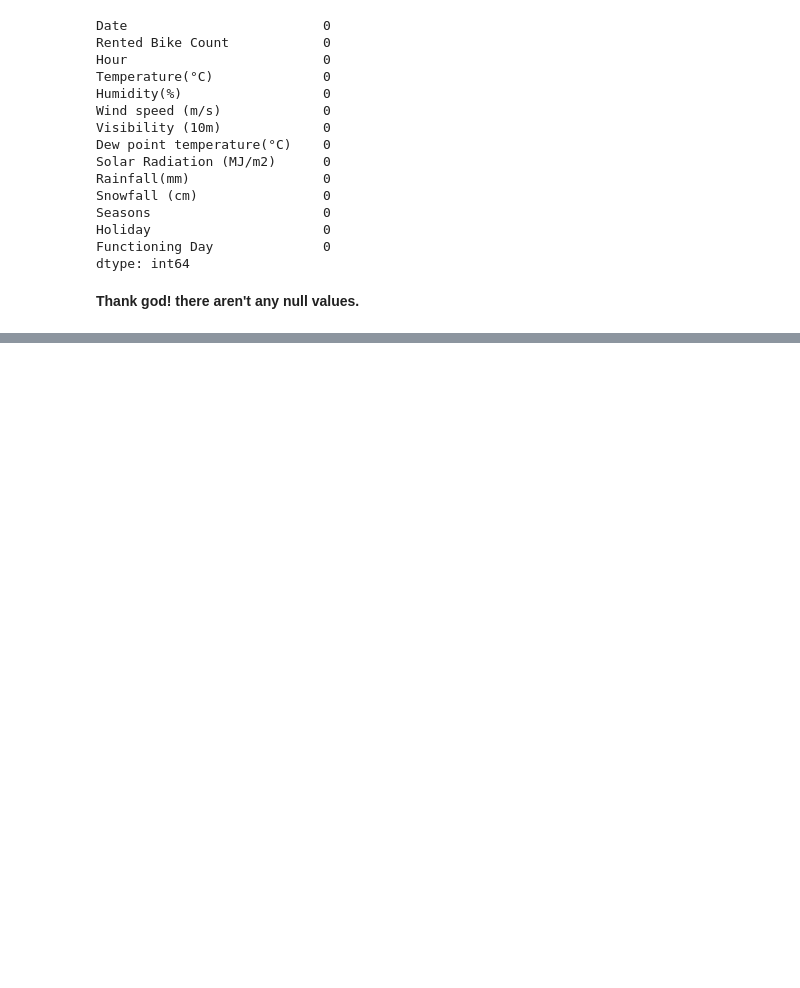
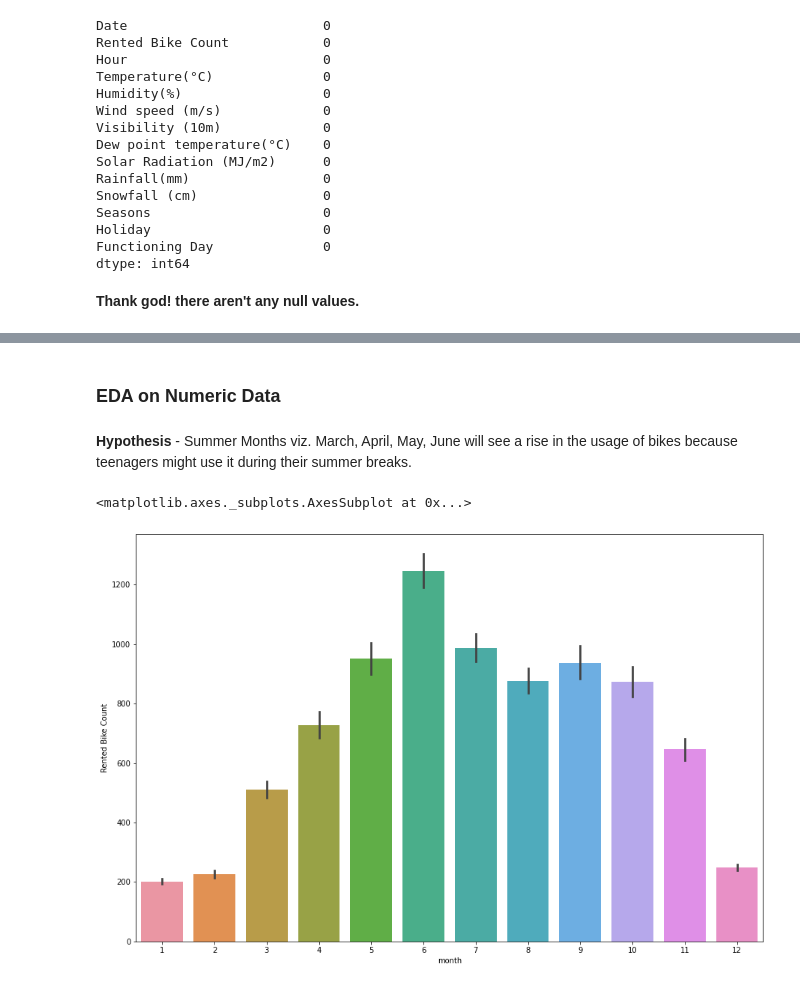
Before and after one commit to Shourya306/Bike-Sharing-Demand-Prediction-Regression, a Jupyter notebook: Bike_Sharing_Demand_Prediction_Capstone_Project.ipynb, the cells around one changed output, grey strips where cells are left out. Saved outputs shown, nothing was run; the diff lists cells and outputs as text; code cells hidden in the pictures; blank space fills up the shorter version.

```diff
--- a/Bike_Sharing_Demand_Prediction_Capstone_Project.ipynb
+++ b/Bike_Sharing_Demand_Prediction_Capstone_Project.ipynb
@@ -191,0 +208,3 @@ dtype: int64
+# %%
+dataset['year'] = dataset['Date'].dt.year
+dataset['month'] = dataset['Date'].dt.month
@@ -191,0 +264,6 @@ dtype: int64
+# %%
+# Dropping the date column.
+dataset.drop('Date', axis = 1, inplace = True)
+# %%
+# Renaming the new_date to date.
+dataset.rename(columns = {'new_date':'date'}, inplace = True)
@@ -191,0 +290,3 @@ dtype: int64
+# %%
+# Converting the date column datatype to integer from object.
+dataset['date'] = dataset['date'].astype('int64')
@@ -191,0 +297,11 @@ dtype: int64
+# %% [markdown]
+### EDA on Numeric Data
+# %% [markdown]
+**Hypothesis** - Summer Months viz. March, April, May, June will see a rise in the usage of bikes because teenagers might use it during their summer breaks.
+# %%
+# Plotting a barplot on month vs rented bike
+plt.figure(figsize = (15,10))
+sns.barplot(x = dataset['month'], y = dataset['Rented Bike Count'], data = dataset)
+# %% [output]
+<matplotlib.axes._subplots.AxesSubplot at 0x...>
+[figure, added]
```
Also changed, not shown: parts of 27 cells of this notebook.
